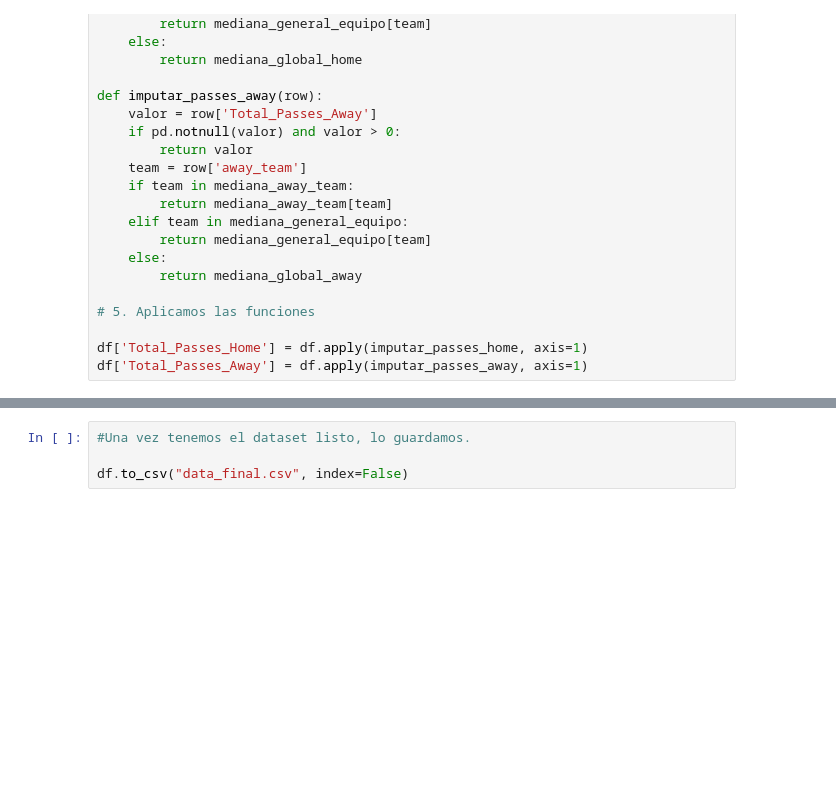
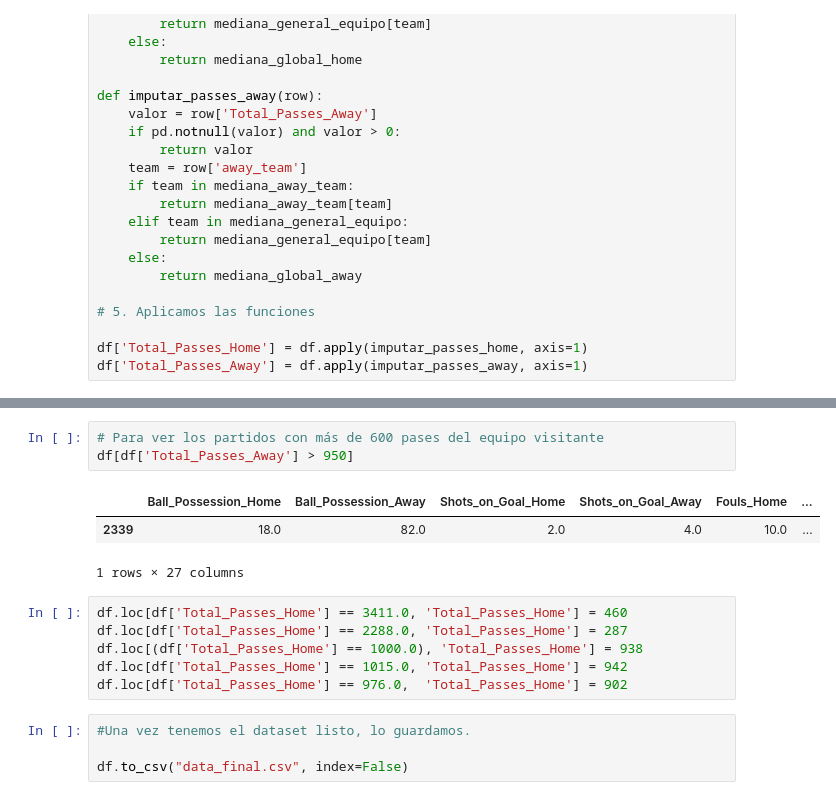
Before and after one commit to Fertxu10/Proyecto-Machine-Learning, a Jupyter notebook: src/Notebook/Feature Engineering_Media_Temp.ipynb, the cells around one changed output, grey strips where cells are left out. Saved outputs shown, nothing was run; the diff lists cells and outputs as text; blank space fills up the shorter version.

```diff
--- a/src/Notebook/Feature Engineering_Media_Temp.ipynb
+++ b/src/Notebook/Feature Engineering_Media_Temp.ipynb
@@ -402,3 +413,16 @@ df['Total_Passes_Away'] = df.apply(imputar_passes_away, axis=1)
+# %%
+# Para ver los partidos con más de 600 pases del equipo visitante
+df[df['Total_Passes_Away'] > 950]
+# %% [output]
+|  | Ball_Possession_Home | Ball_Possession_Away | Shots_on_Goal_Home | Shots_on_Goal_Away | Fouls_Home | ... |
+| 2339 | 18.0 | 82.0 | 2.0 | 4.0 | 10.0 | ... |
+1 rows × 27 columns
+# %%
+df.loc[df['Total_Passes_Home'] == 3411.0, 'Total_Passes_Home'] = 460
+df.loc[df['Total_Passes_Home'] == 2288.0, 'Total_Passes_Home'] = 287
+df.loc[(df['Total_Passes_Home'] == 1000.0), 'Total_Passes_Home'] = 938
+df.loc[df['Total_Passes_Home'] == 1015.0, 'Total_Passes_Home'] = 942
+df.loc[df['Total_Passes_Home'] == 976.0,  'Total_Passes_Home'] = 902
 # %%
 #Una vez tenemos el dataset listo, lo guardamos.
 
```
Also changed, not shown: parts of 1 cell of this notebook, 3 other files.
